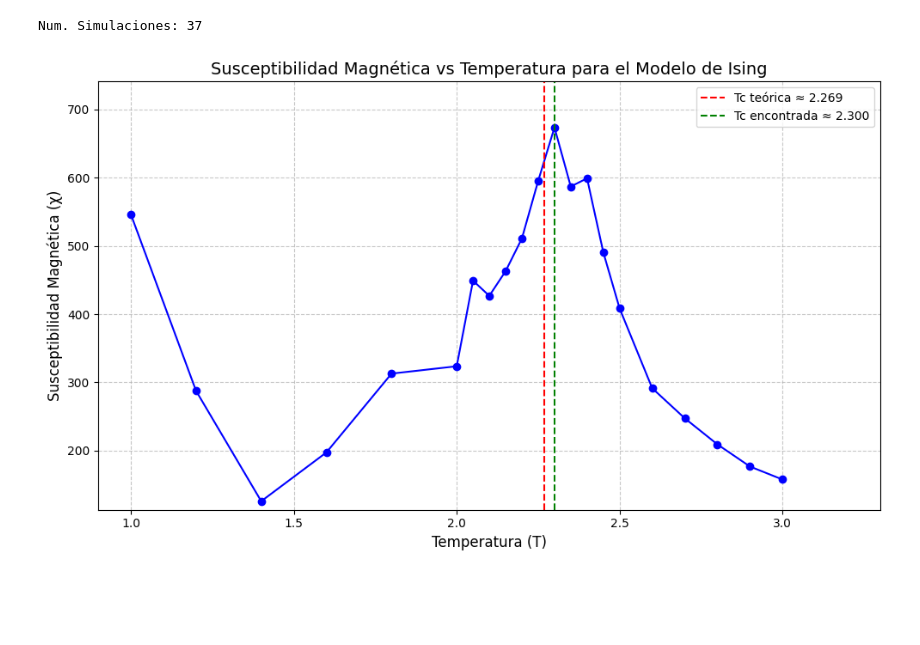
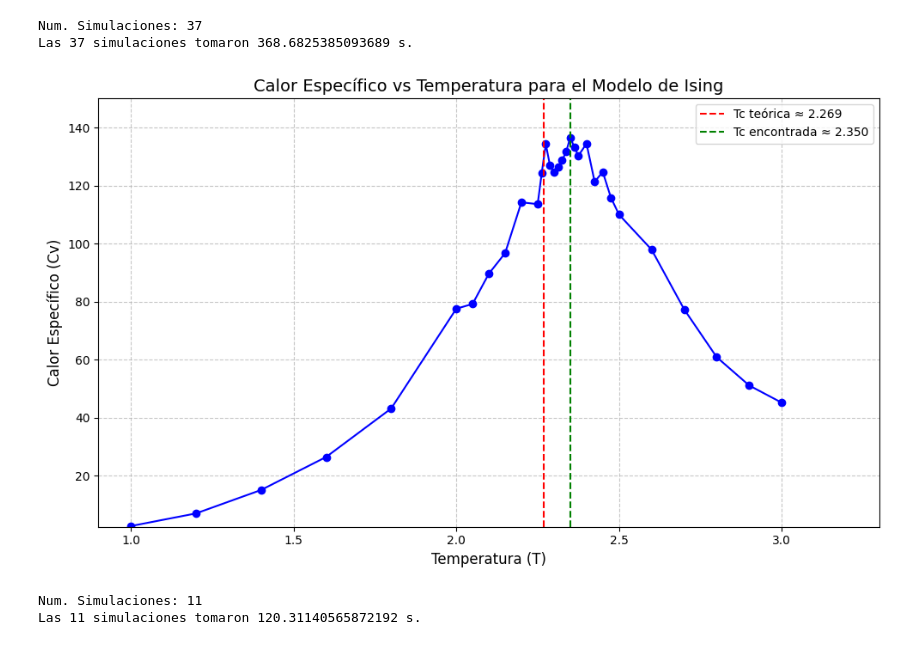
Before and after one commit to BrianDL/fisica_computacional, a Jupyter notebook: 3 - Modelo de Ising/ising.ipynb, the cells around one changed output. Cells and saved outputs as stored; diff of their text form; code cells hidden in the pictures; blank space fills up the shorter version.

```diff
--- a/3 - Modelo de Ising/ising.ipynb
+++ b/3 - Modelo de Ising/ising.ipynb
@@ -247,15 +246,15 @@ temp_a_result = {} ### para almacenar los resultados
 
 ### Generaremos un rango de temperaturas en entre 1 y 3, con pasos cada vez más precisos
 ### en la vecindad del valor crítico teórico
-temps = [
-    T for i in range(11) \
-    if (T:= 1+i/(0.5*10.0))
-    ]
+# temps = [
+#     T for i in range(11) \
+#     if (T:= 1+i/(0.5*10.0))
+#     ]
 
-temps += [
-    T for i in (1,2) for j in range(11) \
-    if (T:= 2+j/(i*10.0)) not in temps
-    ]
+# temps += [
+#     T for i in (1,2) for j in range(11) \
+#     if (T:= 2+j/(i*10.0)) not in temps
+#     ]
 
 temps += [
     T for i in (4,8) for j in range(11) \
@@ -269,6 +268,7 @@ await applicar_en_rtemp(temps, temp_a_result)
 print(f"Las {len(temps)} simulaciones tomaron {time.time() - t0} s.")
 # %% [output]
 Num. Simulaciones: 37
+Las 37 simulaciones tomaron 368.6825385093689 s.
 # %%
 temp_a_sus = { T: susceptibilidad(res[1], 1/T) for T, res in temp_a_result.items() }
 temp_a_cv = {T: calor_especifico(res[0], 1/T, T) for T, res in temp_a_result.items() }
@@ -294,36 +294,50 @@ def graficar_susceptibilidad(temp_a_sus):
     plt.plot(temperaturas, susceptibilidades, 'b-', marker='o')
     # plt.semilogy(temperaturas, susceptibilidades, 'b-', marker='o')
     plt.xlabel('Temperatura (T)', fontsize=12)
-    plt.ylabel('Susceptibilidad Magnética (χ)', fontsize=12)
-    plt.title('Susceptibilidad Magnética vs Temperatura para el Modelo de Ising', fontsize=14)
+    plt.ylabel('Calor Específico (Cv)', fontsize=12)
+    plt.title('Calor Específico vs Temperatura para el Modelo de Ising', fontsize=14)
     plt.grid(True, linestyle='--', alpha=0.7)
 
     # Agregar un poco de espacio a los ejes x e y
     plt.xlim(min(temperaturas) * 0.9, max(temperaturas) * 1.1)
     plt.ylim(min(susceptibilidades) * 0.9, max(susceptibilidades) * 1.1)
 
     # Agregar línea para la temperatura crítica teórica
     temp_critica_teorica = 2.269  # Temperatura crítica teórica para el modelo de Ising 2D
     plt.axvline(x=temp_critica_teorica, color='r', linestyle='--',
                 label=f'Tc teórica ≈ {temp_critica_teorica:.3f}')
 
     # Agregar línea para la temperatura de máxima susceptibilidad encontrada
     plt.axvline(x=temp_max_sus, color='g', linestyle='--',
                 label=f'Tc encontrada ≈ {temp_max_sus:.3f}')
 
     # Texto para la temperatura crítica teórica
     # plt.text(temp_critica_teorica * 1.05, plt.ylim()[1] * 0.9, f'Tc teórica ≈ {temp_critica_teorica:.3f}',
     #          rotation=90, verticalalignment='top', color='r')
 
     # Texto para la temperatura de máxima susceptibilidad encontrada
     # plt.text(temp_max_sus * 1.05, plt.ylim()[1] * 0.9, f'Tc encontrada ≈ {temp_max_sus:.3f}',
     #          rotation=90, verticalalignment='top', color='g')
 
     plt.legend()
     plt.tight_layout()
     plt.show()
 
 
 graficar_susceptibilidad(temp_a_cv)
 # %% [output]
-[figure, old version]
+[figure, new version]
+# %%
+### Vamos a acumular esta vez resultados cerca del valor crítico de la temperatura
+Tc = 2.269
+temps = [
+    Tc - n*(0.01) for n in range(-50,51,10)
+]
+
+print(f"Num. Simulaciones: {len(temps)}")
+t0 = time.time()
+await applicar_en_rtemp(temps, temp_a_result)
+print(f"Las {len(temps)} simulaciones tomaron {time.time() - t0} s.")
+# %% [output]
+Num. Simulaciones: 11
+Las 11 simulaciones tomaron 120.31140565872192 s.
```
Also changed, not shown: parts of 5 cells of this notebook.
